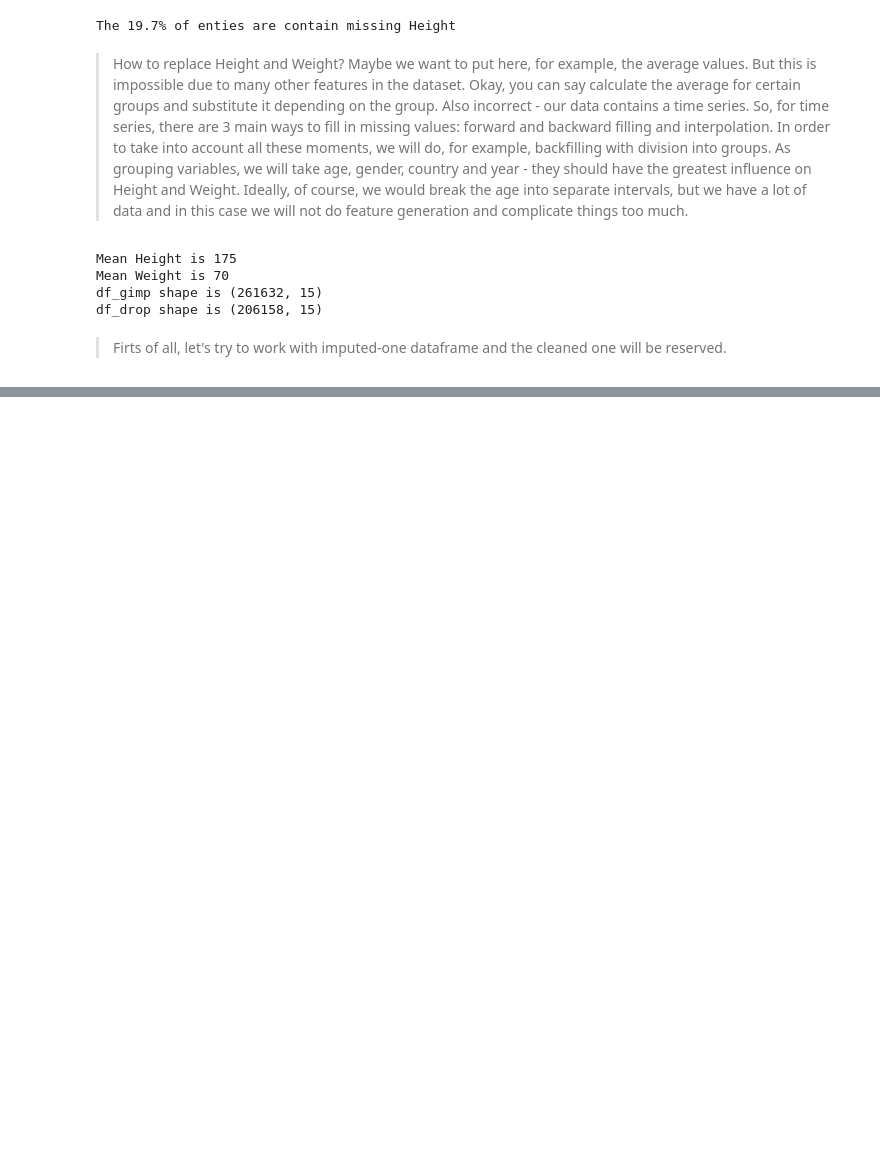
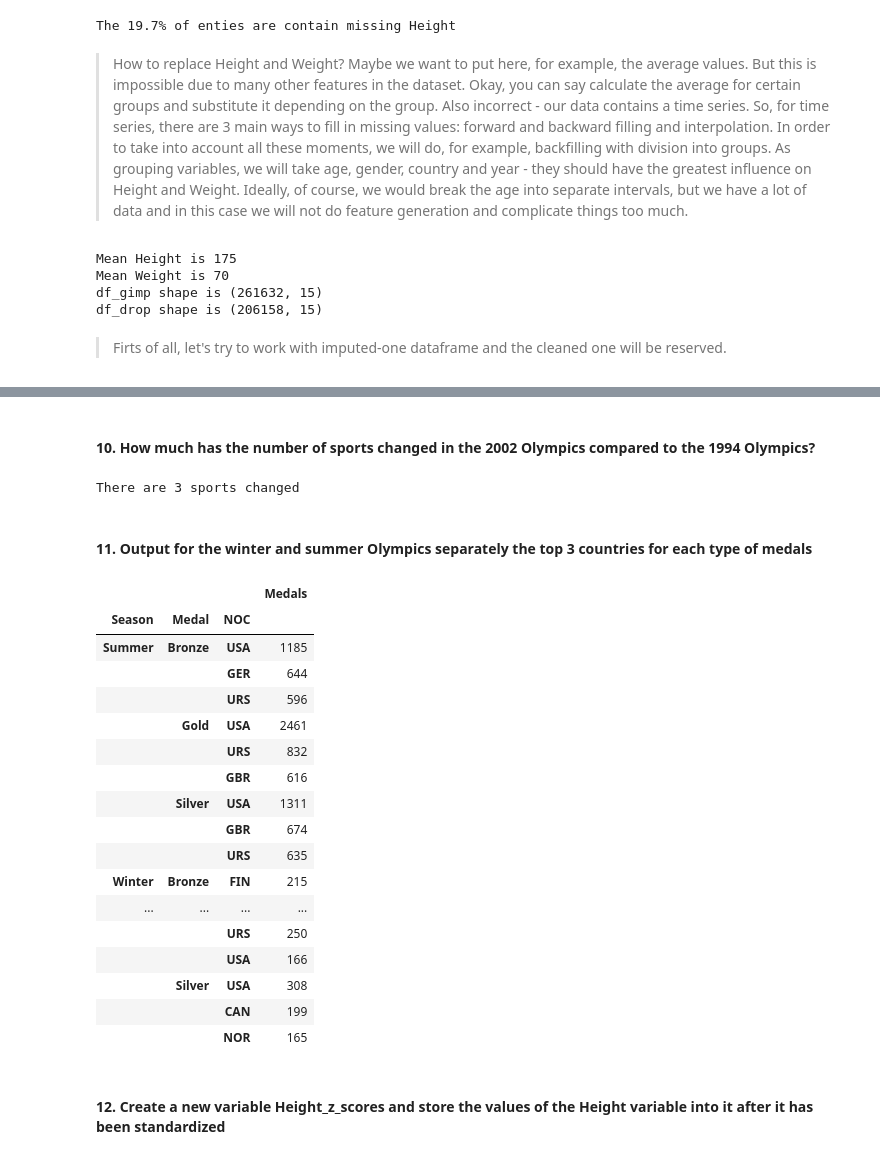
Before and after one commit to nvaulin/Statistics_BI_2022, a Jupyter notebook: Proj_1_Olympics/Vaulin_Pr1_Olympics.ipynb, the cells around one changed output, grey strips where cells are left out. Saved outputs shown, nothing was run; the diff lists cells and outputs as text; code cells hidden in the pictures; blank space fills up the shorter version.

Commit message:
Pr_1_Olympics notebook upgrades

```diff
--- a/Proj_1_Olympics/Vaulin_Pr1_Olympics.ipynb
+++ b/Proj_1_Olympics/Vaulin_Pr1_Olympics.ipynb
@@ -388,7 +388,7 @@ df_gimp = df.copy()
 
 df_drop = df.dropna(subset=['Height', 'Weight'])
 df_gimp.Height = df['Height'].fillna(df.groupby(['Age', 'Sex', 'Year'])['Height'].transform('backfill'))
-
+df_gimp.Weight  = df['Weight '].fillna(df.groupby(['Age', 'Sex', 'Year'])['Weight '].transform('backfill'))
 
 print(f'df_gimp shape is {df_gimp.shape}')
 print(f'df_drop shape is {df_drop.shape}')
@@ -401,0 +473,39 @@ df_drop shape is (206158, 15)
+# %% [markdown]
+#### 10. How much has the number of sports changed in the 2002 Olympics compared to the 1994 Olympics?
+# %%
+def n_sports(df, year):
+    return df[df.Year == year].Sport.nunique()
+
+print(f'There are {len(set(df[df.Year == 2002].Sport) - set(df[df.Year == 1994].Sport))} sports changed')
+
+# I suppose the sets difference is the most right way here becouse .nunique() would not take into account cases when,
+# for example, no new sports appeared but there were some changes
+# %% [output]
+There are 3 sports changed
+# %% [markdown]
+#### 11. Output for the winter and summer Olympics separately the top 3 countries for each type of medals
+# %%
+counts = df_gimp[['Medal', 'Season', 'NOC']].query('Medal != "No medal"').groupby(['Season', "Medal"]).apply(lambda x: x.value_counts().head(3))
+counts = counts.reset_index(level=[2,3])[[0]].rename(columns={0:"Medals"})
+counts
+# %% [output]
+|  |  |  | Medals |
+| Season | Medal | NOC |  |
+| Summer | Bronze | USA | 1185 |
+|  |  | GER | 644 |
+|  |  | URS | 596 |
+|  | Gold | USA | 2461 |
+|  |  | URS | 832 |
+|  |  | GBR | 616 |
+|  | Silver | USA | 1311 |
+|  |  | GBR | 674 |
+|  |  | URS | 635 |
+| Winter | Bronze | FIN | 215 |
+| ... | ... | ... | ... |
+|  |  | URS | 250 |
+|  |  | USA | 166 |
+|  | Silver | USA | 308 |
+|  |  | CAN | 199 |
+|  |  | NOR | 165 |
+# %% [markdown]
+#### 12. Create a new variable Height_z_scores and store the values of the Height variable into it after it has been standardized
```
Also changed, not shown: parts of 20 cells of this notebook, 2 other files.
